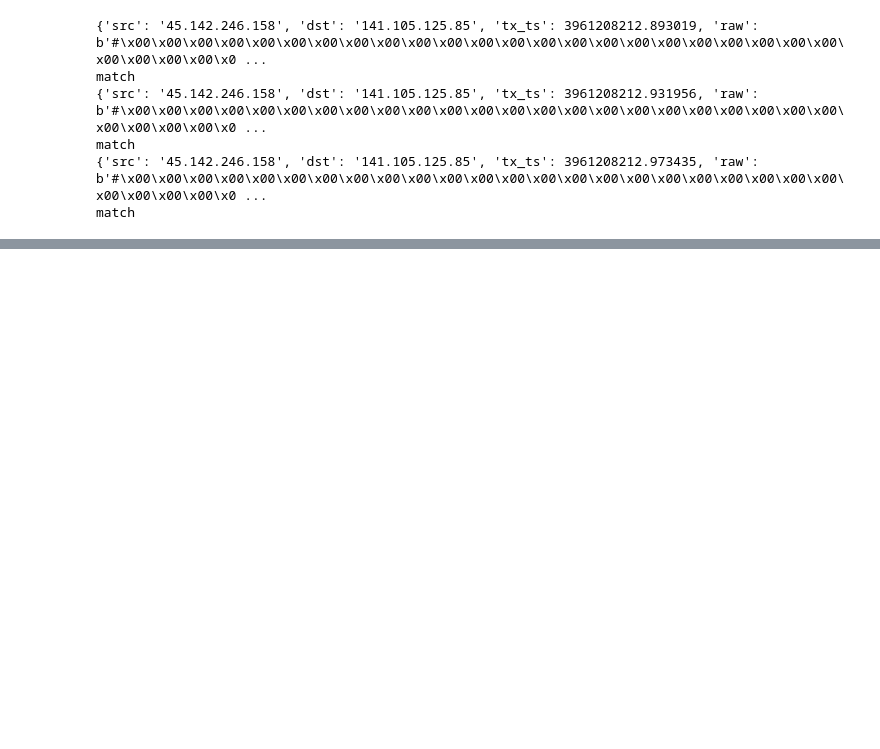
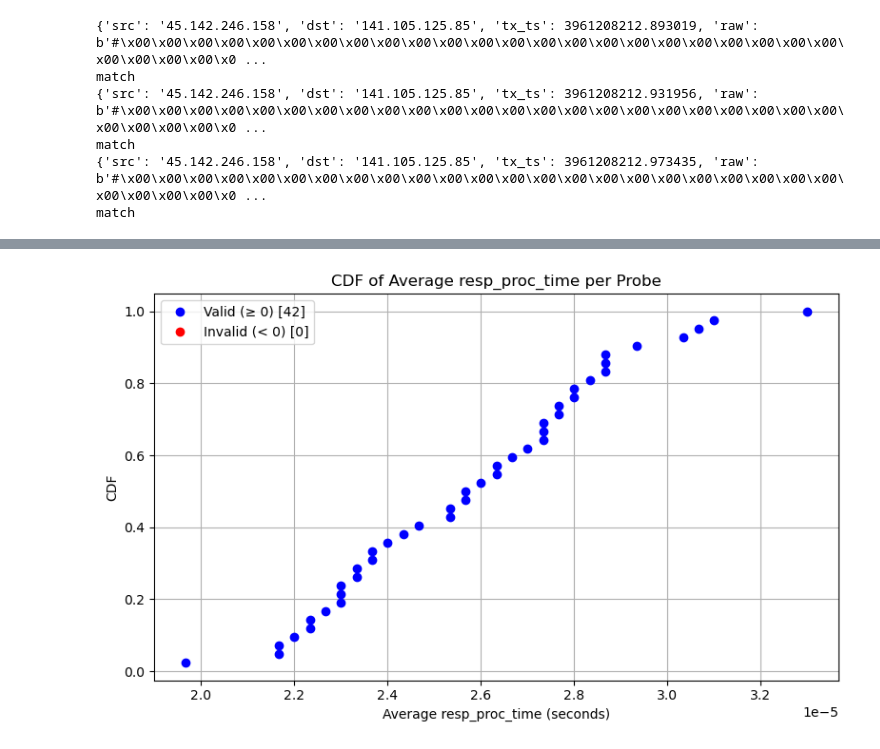
Before and after one commit to gmmoura/ntp-atlas-pcap, a Jupyter notebook: debug.ipynb, the cells around one changed output, grey strips where cells are left out. Saved outputs shown, nothing was run; the diff lists cells and outputs as text; code cells hidden in the pictures; blank space fills up the shorter version.

```diff
--- a/debug.ipynb
+++ b/debug.ipynb
@@ -336,0 +645,45 @@ len(cleaned_data)
+# %%
+import pandas as pd
+import numpy as np
+import matplotlib.pyplot as plt
+
+# Step 1: Group by probe_id and compute the average resp_proc_time
+avg_proc_time = df.groupby('probe_id')['resp_proc_time'].mean().reset_index()
+avg_proc_time.rename(columns={'resp_proc_time': 'avg_resp_proc_time'}, inplace=True)
+
+# Step 2: Prepare data for CDF
+data = avg_proc_time['avg_resp_proc_time'].dropna().values
+data_sorted = np.sort(data)
+cdf = np.arange(1, len(data_sorted) + 1) / len(data_sorted)
+
+# Step 3: Create masks for valid (blue) and invalid (red) times
+ok_mask = data_sorted >= 0
+bad_mask = data_sorted < 0
+
+# Count how many in each category
+ok_count = np.sum(ok_mask)
+bad_count = np.sum(bad_mask)
+
+# Step 4: Plot
+plt.figure(figsize=(8, 5))
+
+# Plot valid (blue)
+plt.plot(data_sorted[ok_mask], cdf[ok_mask],
+         marker='o', linestyle='none', color='blue',
+         label=f'Valid (≥ 0) [{ok_count}]')
+
+# Plot invalid (red)
+plt.plot(data_sorted[bad_mask], cdf[bad_mask],
+         marker='o', linestyle='none', color='red',
+         label=f'Invalid (< 0) [{bad_count}]')
+
+# Labels and title
+plt.xlabel("Average resp_proc_time (seconds)")
+plt.ylabel("CDF")
+plt.title("CDF of Average resp_proc_time per Probe")
+plt.grid(True)
+plt.legend()
+plt.tight_layout()
+plt.show()
+# %% [output]
+[figure, added]
```
Also changed, not shown: parts of 18 cells of this notebook, 1 other file.
